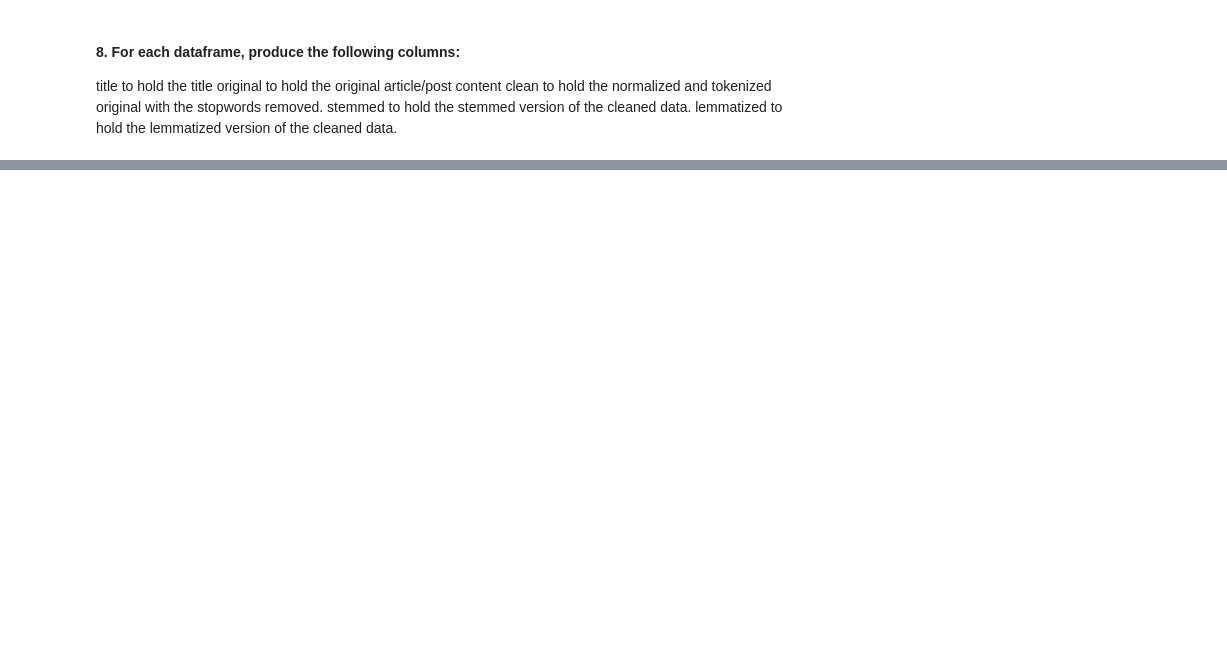
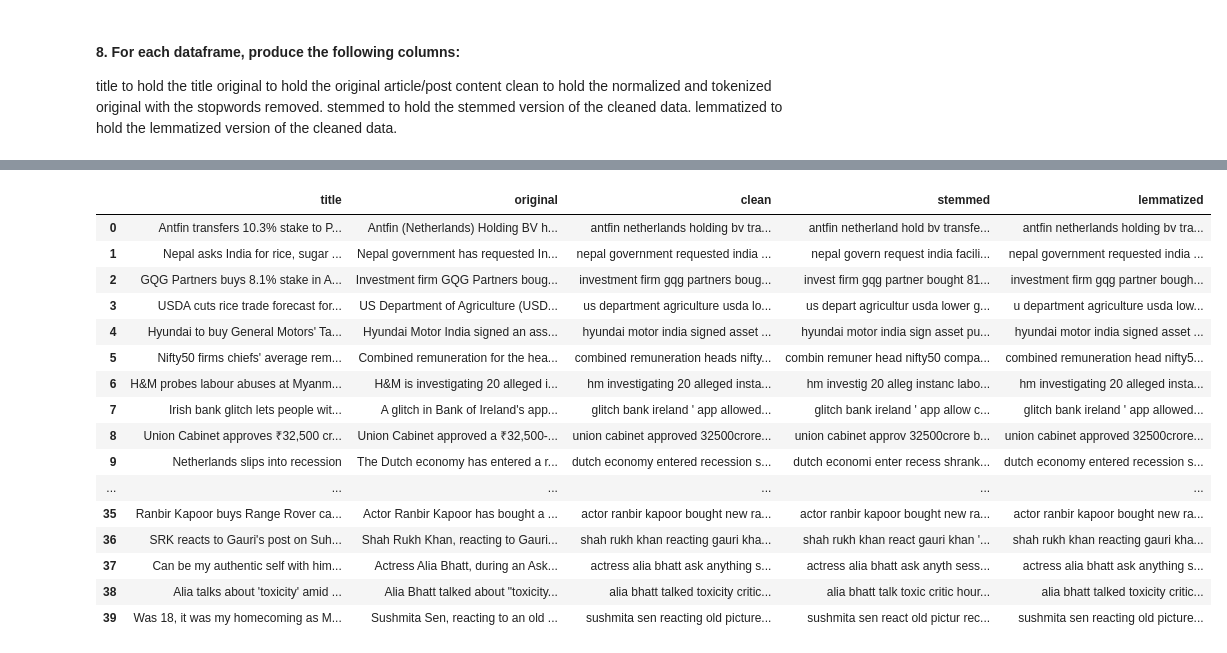
Before and after one commit to annie-carter/natural-language-processing-exercises, a Jupyter notebook: data_preparation_exercise.ipynb, the cells around one changed output, grey strips where cells are left out. Cells and saved outputs as stored; diff of their text form; code cells hidden in the pictures; blank space fills up the shorter version.

```diff
--- a/data_preparation_exercise.ipynb
+++ b/data_preparation_exercise.ipynb
@@ -33,2 +87,18 @@ def basic_clean(string):
+# %%
+
+def lemmatize(string):
+    '''
+    This function takes in string for and
+    returns a string with words lemmatized.
+    '''
+    # create our lemmatizer object
+    wnl = nltk.stem.WordNetLemmatizer()
+    # use a list comprehension to lemmatize each word
+    # string.split() => output a list of every token inside of the document
+    lemmas = [wnl.lemmatize(word) for word in string.split()]
+    # glue the lemmas back together by the strings we split on
+    string = ' '.join(lemmas)
+    #return the altered document
+    return string
 # %% [markdown]
 #### 4. Define a function named remove_stopwords. It should accept some text and return the text after removing all the stopwords.
@@ -36,3 +126,6 @@ def basic_clean(string):
 #### 5. This function should define two optional parameters, extra_words and exclude_words. These parameters should define any additional stop words to include, and any words that we don't want to remove.
 # %% [markdown]
 #### 6. Use your data from the acquire to produce a dataframe of the news articles. Name the dataframe news_df.
+# %%
+news_df = a.get_news_articles_data()
+news_df
@@ -54,0 +171,3 @@ If your corpus is 200TB of text and you're charged by the megabyte for your host
+# %%
+news_df.rename(columns={'content': 'original'}, inplace=True)
+codeup_df.rename(columns={'content': 'original'}, inplace=True)
@@ -54,0 +204,39 @@ If your corpus is 200TB of text and you're charged by the megabyte for your host
+# %%
+def prep_article_data(df, column, extra_words=[], exclude_words=[]):
+    '''
+    This function take in a df and the string name for a text column with
+    option to pass lists for extra_words and exclude_words and
+    returns a df with the text article title, original text, stemmed text,
+    lemmatized text, cleaned, tokenized, & lemmatized text with stopwords removed.
+    '''
+    df['clean'] = df[column].apply(basic_clean)\
+                            .apply(tokenize)\
+                            .apply(remove_stopwords,
+                                  extra_words=extra_words,
+                                  exclude_words=exclude_words)
+
+    df['stemmed'] = df['clean'].apply(stem)
+
+    df['lemmatized'] = df['clean'].apply(lemmatize)
+
+    return df[['title', column,'clean', 'stemmed', 'lemmatized']]
+# %%
+prep_article_data(news_df, 'original', extra_words = ['ha'], exclude_words = ['no'])
+# %% [output]
+|  | title | original | clean | stemmed | lemmatized |
+| 0 | Antfin transfers 10.3% stake to P... | Antfin (Netherlands) Holding BV h... | antfin netherlands holding bv tra... | antfin netherland hold bv transfe... | antfin netherlands holding bv tra... |
+| 1 | Nepal asks India for rice, sugar ... | Nepal government has requested In... | nepal government requested india ... | nepal govern request india facili... | nepal government requested india ... |
+| 2 | GQG Partners buys 8.1% stake in A... | Investment firm GQG Partners boug... | investment firm gqg partners boug... | invest firm gqg partner bought 81... | investment firm gqg partner bough... |
+| 3 | USDA cuts rice trade forecast for... | US Department of Agriculture (USD... | us department agriculture usda lo... | us depart agricultur usda lower g... | u department agriculture usda low... |
+| 4 | Hyundai to buy General Motors' Ta... | Hyundai Motor India signed an ass... | hyundai motor india signed asset ... | hyundai motor india sign asset pu... | hyundai motor india signed asset ... |
+| 5 | Nifty50 firms chiefs' average rem... | Combined remuneration for the hea... | combined remuneration heads nifty... | combin remuner head nifty50 compa... | combined remuneration head nifty5... |
+| 6 | H&M probes labour abuses at Myanm... | H&M is investigating 20 alleged i... | hm investigating 20 alleged insta... | hm investig 20 alleg instanc labo... | hm investigating 20 alleged insta... |
+| 7 | Irish bank glitch lets people wit... | A glitch in Bank of Ireland's app... | glitch bank ireland ' app allowed... | glitch bank ireland ' app allow c... | glitch bank ireland ' app allowed... |
+| 8 | Union Cabinet approves ₹32,500 cr... | Union Cabinet approved a ₹32,500-... | union cabinet approved 32500crore... | union cabinet approv 32500crore b... | union cabinet approved 32500crore... |
+| 9 | Netherlands slips into recession | The Dutch economy has entered a r... | dutch economy entered recession s... | dutch economi enter recess shrank... | dutch economy entered recession s... |
+| ... | ... | ... | ... | ... | ... |
+| 35 | Ranbir Kapoor buys Range Rover ca... | Actor Ranbir Kapoor has bought a ... | actor ranbir kapoor bought new ra... | actor ranbir kapoor bought new ra... | actor ranbir kapoor bought new ra... |
+| 36 | SRK reacts to Gauri's post on Suh... | Shah Rukh Khan, reacting to Gauri... | shah rukh khan reacting gauri kha... | shah rukh khan react gauri khan '... | shah rukh khan reacting gauri kha... |
+| 37 | Can be my authentic self with him... | Actress Alia Bhatt, during an Ask... | actress alia bhatt ask anything s... | actress alia bhatt ask anyth sess... | actress alia bhatt ask anything s... |
+| 38 | Alia talks about 'toxicity' amid ... | Alia Bhatt talked about "toxicity... | alia bhatt talked toxicity critic... | alia bhatt talk toxic critic hour... | alia bhatt talked toxicity critic... |
+| 39 | Was 18, it was my homecoming as M... | Sushmita Sen, reacting to an old ... | sushmita sen reacting old picture... | sushmita sen react old pictur rec... | sushmita sen reacting old picture... |
```
Also changed, not shown: parts of 19 cells of this notebook, 2 other files.
